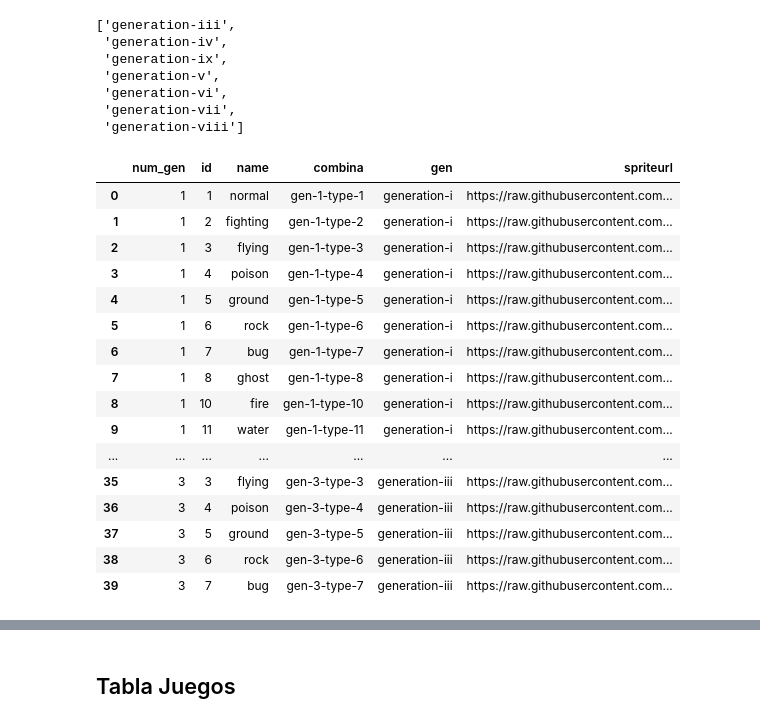
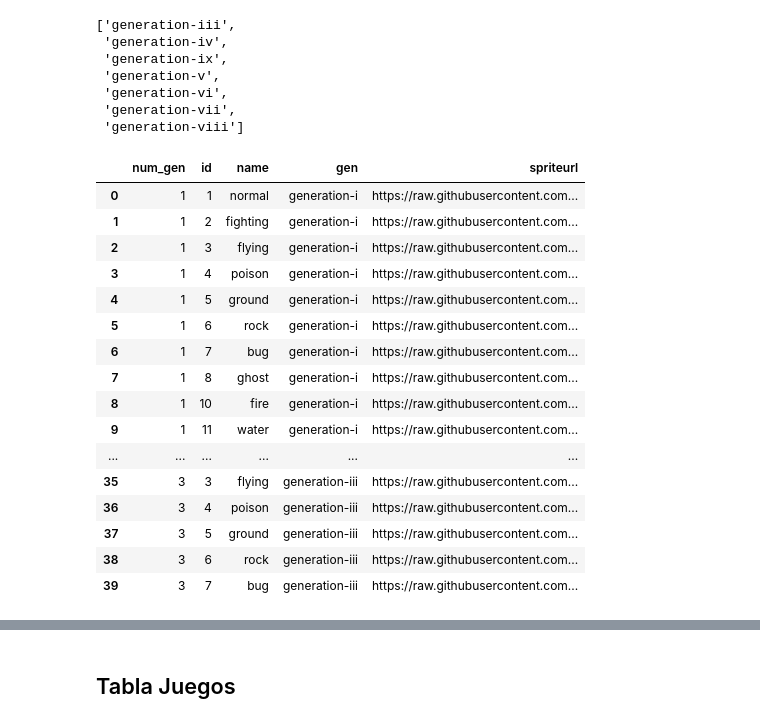
Before and after one commit to ADavid096/pokeproject, a Jupyter notebook: Script_infoDB.ipynb, the cells around one changed output, grey strips where cells are left out. Saved outputs shown, nothing was run; the diff lists cells and outputs as text; code cells hidden in the pictures.

```diff
--- a/Script_infoDB.ipynb
+++ b/Script_infoDB.ipynb
@@ -378,28 +378,30 @@ mapa_gen.to_csv("mapa_gen.csv")
 # %%
 #Se crea el nuevo dataframe con el nombre de la gen y el sprite (Tabla final Tipo-Gen)
 tabla_tipos_gen2 = tabla_tipos_gen.copy()
 tabla_tipos_gen2["combina"] = "gen-" + tabla_tipos_gen2["num_gen"].astype(str) + "-type-" + tabla_tipos_gen2["id"].astype(str)
 tabla_tipos_gen2
 #Se agrega en base a los diccionarios de "mapa_gen" y "mapa_spriteurl"
 tabla_tipos_gen2["gen"] = tabla_tipos_gen2["combina"].map(mapa_gen)
 tabla_tipos_gen2["spriteurl"] = tabla_tipos_gen2["combina"].map(mapa_spriteurl)
+#Se elimina la columna "combina":
+tabla_tipos_gen2 = tabla_tipos_gen2.drop(columns=["combina"])
 #Ver resultado final
 tabla_tipos_gen2.head(40)
 # %% [output]
-|  | num_gen | id | name | combina | gen | spriteurl |
-| 0 | 1 | 1 | normal | gen-1-type-1 | generation-i | https://raw.githubusercontent.com... |
-| 1 | 1 | 2 | fighting | gen-1-type-2 | generation-i | https://raw.githubusercontent.com... |
-| 2 | 1 | 3 | flying | gen-1-type-3 | generation-i | https://raw.githubusercontent.com... |
-| 3 | 1 | 4 | poison | gen-1-type-4 | generation-i | https://raw.githubusercontent.com... |
-| 4 | 1 | 5 | ground | gen-1-type-5 | generation-i | https://raw.githubusercontent.com... |
-| 5 | 1 | 6 | rock | gen-1-type-6 | generation-i | https://raw.githubusercontent.com... |
-| 6 | 1 | 7 | bug | gen-1-type-7 | generation-i | https://raw.githubusercontent.com... |
-| 7 | 1 | 8 | ghost | gen-1-type-8 | generation-i | https://raw.githubusercontent.com... |
-| 8 | 1 | 10 | fire | gen-1-type-10 | generation-i | https://raw.githubusercontent.com... |
-| 9 | 1 | 11 | water | gen-1-type-11 | generation-i | https://raw.githubusercontent.com... |
-| ... | ... | ... | ... | ... | ... | ... |
-| 35 | 3 | 3 | flying | gen-3-type-3 | generation-iii | https://raw.githubusercontent.com... |
-| 36 | 3 | 4 | poison | gen-3-type-4 | generation-iii | https://raw.githubusercontent.com... |
-| 37 | 3 | 5 | ground | gen-3-type-5 | generation-iii | https://raw.githubusercontent.com... |
-| 38 | 3 | 6 | rock | gen-3-type-6 | generation-iii | https://raw.githubusercontent.com... |
-| 39 | 3 | 7 | bug | gen-3-type-7 | generation-iii | https://raw.githubusercontent.com... |
+|  | num_gen | id | name | gen | spriteurl |
+| 0 | 1 | 1 | normal | generation-i | https://raw.githubusercontent.com... |
+| 1 | 1 | 2 | fighting | generation-i | https://raw.githubusercontent.com... |
+| 2 | 1 | 3 | flying | generation-i | https://raw.githubusercontent.com... |
+| 3 | 1 | 4 | poison | generation-i | https://raw.githubusercontent.com... |
+| 4 | 1 | 5 | ground | generation-i | https://raw.githubusercontent.com... |
+| 5 | 1 | 6 | rock | generation-i | https://raw.githubusercontent.com... |
+| 6 | 1 | 7 | bug | generation-i | https://raw.githubusercontent.com... |
+| 7 | 1 | 8 | ghost | generation-i | https://raw.githubusercontent.com... |
+| 8 | 1 | 10 | fire | generation-i | https://raw.githubusercontent.com... |
+| 9 | 1 | 11 | water | generation-i | https://raw.githubusercontent.com... |
+| ... | ... | ... | ... | ... | ... |
+| 35 | 3 | 3 | flying | generation-iii | https://raw.githubusercontent.com... |
+| 36 | 3 | 4 | poison | generation-iii | https://raw.githubusercontent.com... |
+| 37 | 3 | 5 | ground | generation-iii | https://raw.githubusercontent.com... |
+| 38 | 3 | 6 | rock | generation-iii | https://raw.githubusercontent.com... |
+| 39 | 3 | 7 | bug | generation-iii | https://raw.githubusercontent.com... |
```
Also changed, not shown: parts of 7 cells of this notebook.
